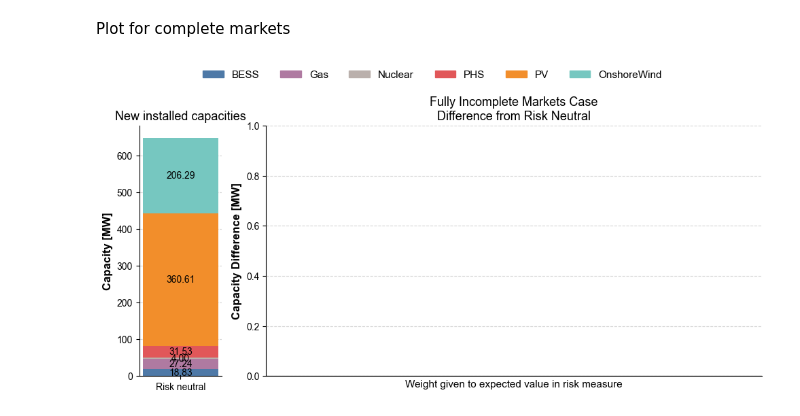
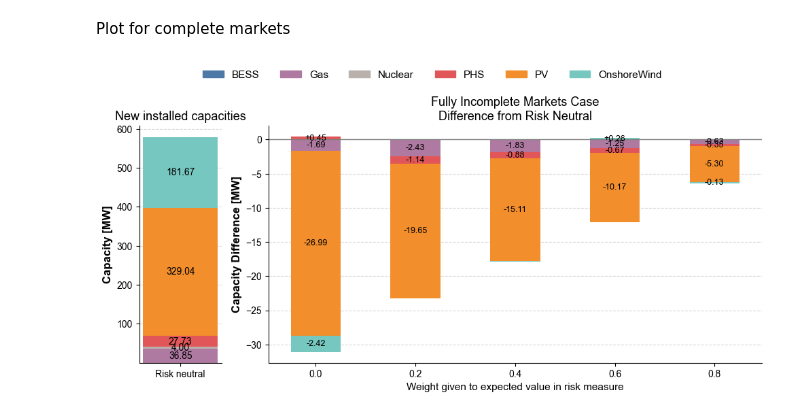
Before and after one commit to Andreas-Makrides-ICL/msc-thesis-incomplete-markets-LDES, a Jupyter notebook: models/Fully_incomplete_markets_ADMM/plotting_results.ipynb, the cells around one changed output. Saved outputs shown, nothing was run; the diff lists cells and outputs as text; code cells hidden in the pictures.

```diff
--- a/models/Fully_incomplete_markets_ADMM/plotting_results.ipynb
+++ b/models/Fully_incomplete_markets_ADMM/plotting_results.ipynb
@@ -151,7 +151,7 @@ rcParams['font.family'] = 'Arial'
 rcParams['axes.labelweight'] = 'bold'
 
 # === Load data ===
-df = pd.read_csv("ADMM_risk_aversion_results_O30_T672tun.csv")
+df = pd.read_csv("ADMM_risk_aversion_results_O30_T672.csv")
 
 # === Filter relevant columns ===
 capacity_cols = ['PV', 'Wind', 'Gas', 'Nuclear', 'BESS_P', 'LDES_PHS_P']
@@ -205,31 +205,31 @@ bottom_pos = np.zeros_like(x, dtype=float)
 bottom_neg = np.zeros_like(x, dtype=float)
 
 for tech in techs:
     diffs = df_others[tech].values - df_rn[tech]
     for i, diff in enumerate(diffs):
         if diff >= 0:
             ax2.bar(x[i], diff, width=width, bottom=bottom_pos[i], color=colors[tech])
             if abs(diff) > 0.1:
                 ax2.text(x[i], bottom_pos[i] + diff / 2, f'+{diff:.2f}', ha='center', va='center', fontsize=9)
             bottom_pos[i] += diff
         else:
             ax2.bar(x[i], diff, width=width, bottom=bottom_neg[i], color=colors[tech])
             if abs(diff) > 0.1:
                 ax2.text(x[i], bottom_neg[i] + diff / 2, f'{diff:.2f}', ha='center', va='center', fontsize=9)
             bottom_neg[i] += diff
 
 ax2.set_xticks(x)
 ax2.set_xticklabels([f"{d:.1f}" for d in deltas], fontsize=10)
 ax2.set_xlabel("Weight given to expected value in risk measure", fontsize=11, fontweight='normal')
 ax2.set_ylabel("Capacity Difference [MW]", fontsize=12, fontweight='bold')
 ax2.set_title("Fully Incomplete Markets Case\nDifference from Risk Neutral", fontsize=13, fontweight='normal')
 ax2.axhline(0, color='gray', linewidth=1)
 
 # === Legend ===
 handles = [plt.Rectangle((0, 0), 1, 1, color=colors[t]) for t in techs]
 fig.legend(handles, labels, loc='upper center', ncol=len(techs), fontsize=11, frameon=False)
 
 plt.tight_layout(rect=[0, 0, 1, 0.93])
 plt.show()
 # %% [output]
-[figure, old version]
+[figure, new version]
```
Also changed, not shown: 1 other file.
